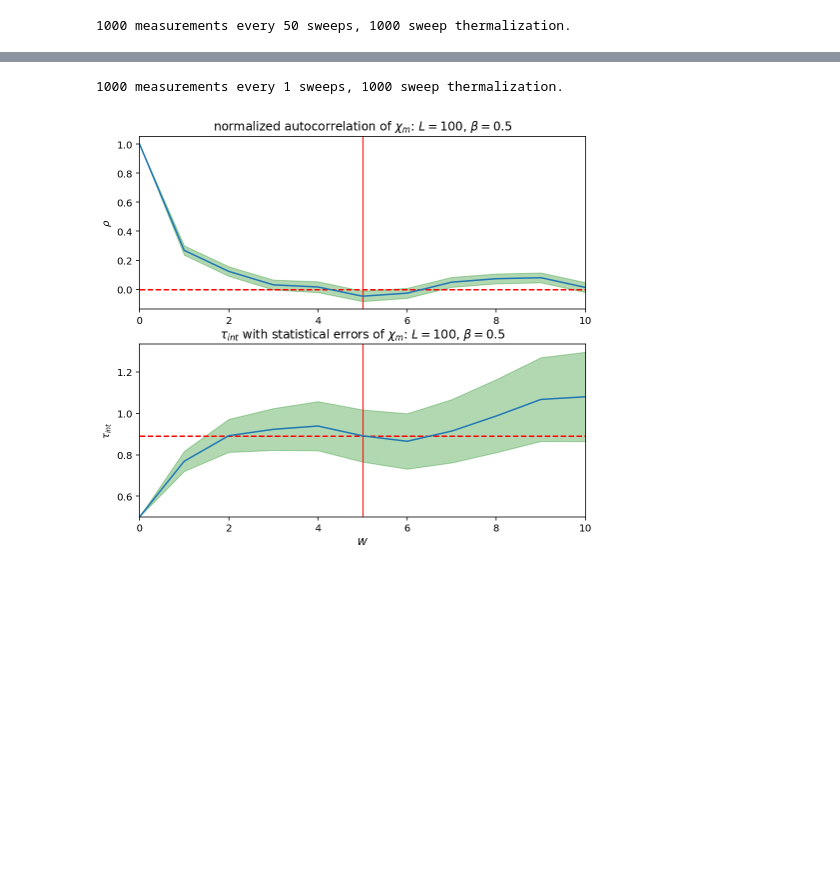
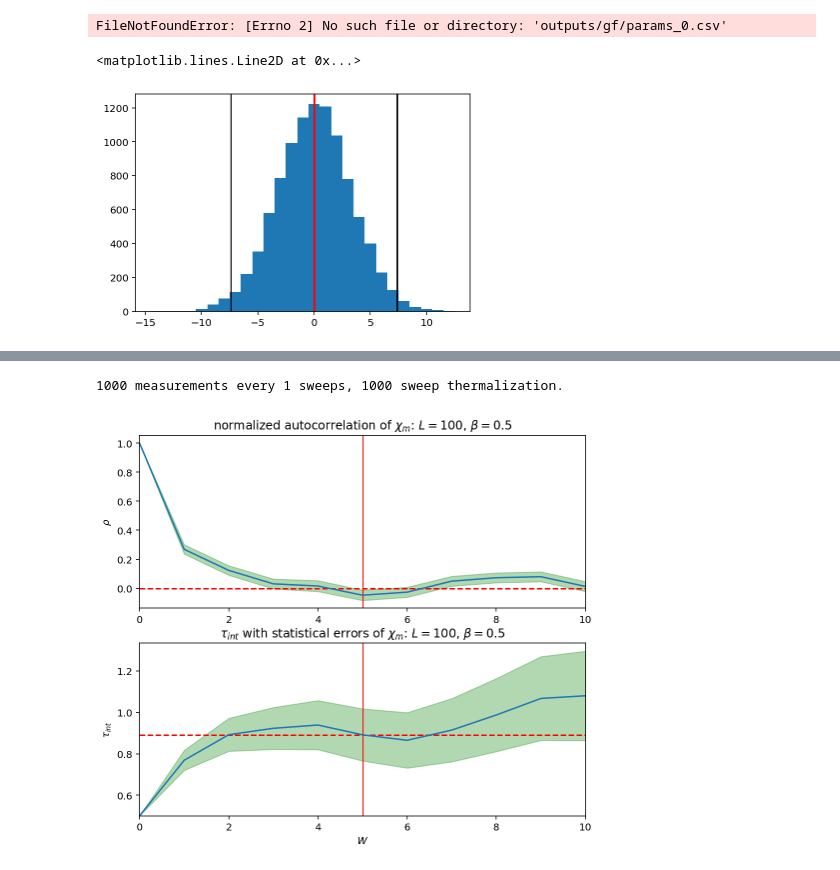
Before and after one commit to stuartthomas25/honors-thesis, a Jupyter notebook: code/gradient_flow.ipynb, the cells around one changed output, grey strips where cells are left out. Saved outputs shown, nothing was run; the diff lists cells and outputs as text; code cells hidden in the pictures; blank space fills up the shorter version.

```diff
--- a/code/gradient_flow.ipynb
+++ b/code/gradient_flow.ipynb
@@ -42,7 +42,8 @@ class Observable(object):
             average = self.func(data)
         for i in data.index:
             cumsum += ( self.func(data.drop(i)) - average )**2
-        return np.sqrt(2 * tau * cumsum)
+#         return np.sqrt(2 * tau * cumsum * data.size)
+        return np.sqrt(2 (data.size - 1) / data.size * tau * cumsum)
 
 global_observables = dict(
     S               =   Observable(r"S",
@@ -55,23 +56,23 @@ global_observables = dict(
                             lambda data,beta:
                                 2 * 10**5 * beta**4 * np.exp(-4*np.pi*beta) * np.mean(data['chi_m'])/(L**2),
                             scale = 'log'),
-    Q               =   Observable(r"Q",
+    Q               =   Observable(r"\langle Q \rangle",
                                    lambda data: np.mean(data['Q'])),
     chi_t           =   Observable(r"\langle Q^2 \rangle",
-                                   lambda data: np.mean(data['Q']**2),scale='log')
+                                   lambda data: np.mean(data['Q']**2), scale='log')
 
 )
 
-@contextmanager
-def named_pipes(n=1):
-    dirname = tempfile.mkdtemp()
-    try:
-        paths = [os.path.join(dirname, 'named_pipe' + str(i)) for i in range(n)]
-        for path in paths:
-            os.mkfifo(path)
-        yield paths
-    finally:
-        shutil.rmtree(dirname)
+# @contextmanager
+# def named_pipes(n=1):
+#     dirname = tempfile.mkdtemp()
+#     try:
+#         paths = [os.path.join(dirname, 'named_pipe' + str(i)) for i in range(n)]
+#         for path in paths:
+#             os.mkfifo(path)
+#         yield paths
+#     finally:
+#         shutil.rmtree(dirname)
 
 def print_stats():
     print(f"{measurements} measurements every {record_rate} sweeps, {thermalization} sweep thermalization.")
@@ -162,21 +166,36 @@ while not all(finished):
 [interactive output not drawn]
 [interactive output not drawn]
 [interactive output not drawn]
-# %%
-# # Combine the files
-with open(output_file, 'w') as sumfile:
-    needs_header = True
-    for ofilename in o_filenames:
-        with open(ofilename,'r') as ofile:
-            if needs_header:
-                sumfile.write(next(ofile))
-                needs_header = False
-            else:
-                next(ofile)
-            sumfile.write(ofile.read())
-        os.remove(ofilename)
-
-print_stats()
-# %% [output]
-1000 measurements every 50 sweeps, 1000 sweep thermalization.
+# %%
+# # Combine the files
+with open(output_file, 'w') as sumfile:
+    needs_header = True
+    for ofilename in o_filenames:
+        with open(ofilename,'r') as ofile:
+            if needs_header:
+                sumfile.write(next(ofile))
+                needs_header = False
+            else:
+                next(ofile)
+            sumfile.write(ofile.read())
+        os.remove(ofilename)
+
+
+print_stats()
+# %% [output]
+FileNotFoundError: [Errno 2] No such file or directory: 'outputs/gf/params_0.csv'
+# %%
+L = 80
+
+def bins(d): return np.arange( np.amin(d)-0.5,np.amax(d)+0.5 )
+Q_data = data[(data.tau==0.) & (data.L==L)]
+Q_vals = Q_data[['Q']].values[:,0]
+plt.hist(Q_vals, bins=bins(Q_vals))
+gv = global_observables['Q'](Q_data)
+plt.axvline(gv.mean,c='r')
+plt.axvline(gv.sdev,c='k')
+plt.axvline(-gv.sdev,c='k')
+# %% [output]
+<matplotlib.lines.Line2D at 0x...>
+[figure, added]
 # %%
```
Also changed, not shown: parts of 10 cells of this notebook.
